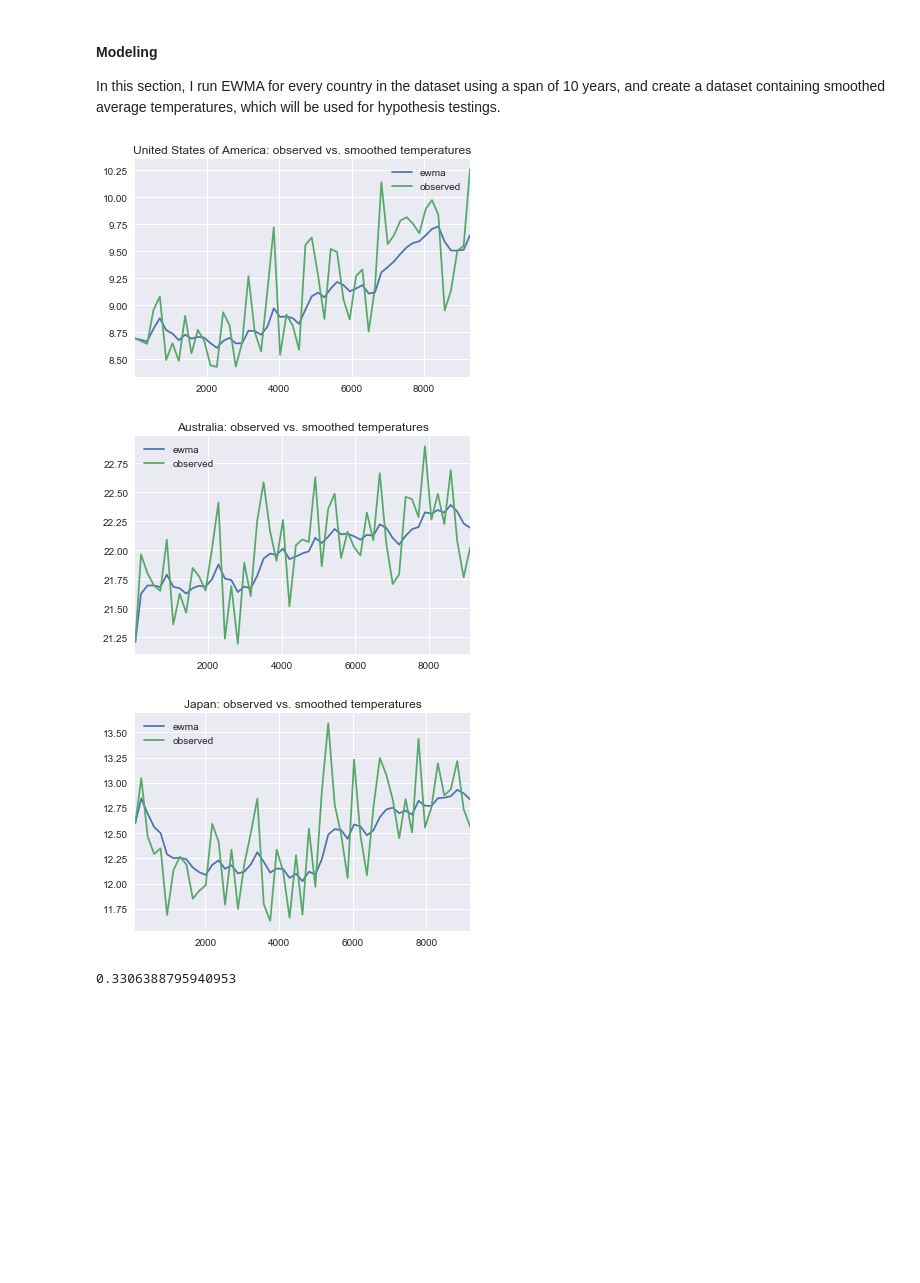
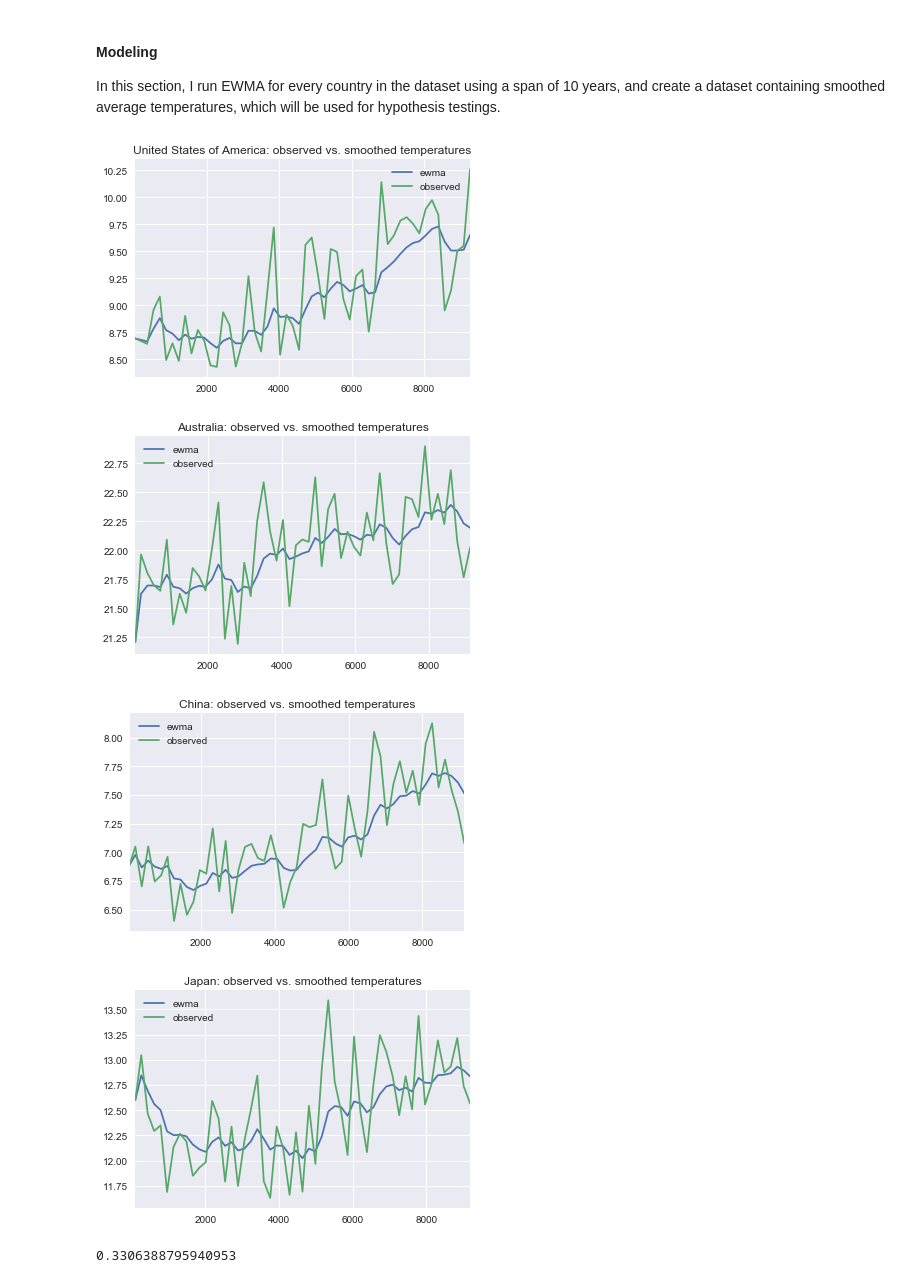
Before and after one commit to masamurai/AppliedDataScience, a Jupyter notebook: project/notebooks/200-temperature-change-by-proximity-CO2.ipynb, the cells around one changed output. Cells and saved outputs as stored; diff of their text form; code cells hidden in the pictures; blank space fills up the shorter version.

```diff
--- a/project/notebooks/200-temperature-change-by-proximity-CO2.ipynb
+++ b/project/notebooks/200-temperature-change-by-proximity-CO2.ipynb
@@ -93,14 +93,15 @@ The chart above indicates that gains in RMSE becomes stable around the span of 1
 In this section, I run EWMA for every country in the dataset using a span of 10 years, and create a dataset containing smoothed average temperatures, which will be used for hypothesis testings.
 # %%
 # create a list of countries to spot-check by plotting their observed and smoothed average temperatures
-chart_list = ['Australia', 'Japan', 'United States of America']
+chart_list = ['China', 'Australia', 'Japan', 'United States of America']
 
 # create a dataset containing smoothed average temparatures using EWMA with a span of 10
 rsme, df_master = get_rsme(df_temp, 10, chart=True, chart_list = chart_list)
 # %% [output]
 [figure]
 [figure]
-[figure, old version]
+[figure, new version]
+[figure, added]
 # %%
 rsme
 # %% [output]
```
Also changed, not shown: parts of 1 cell of this notebook, 8 other files.
